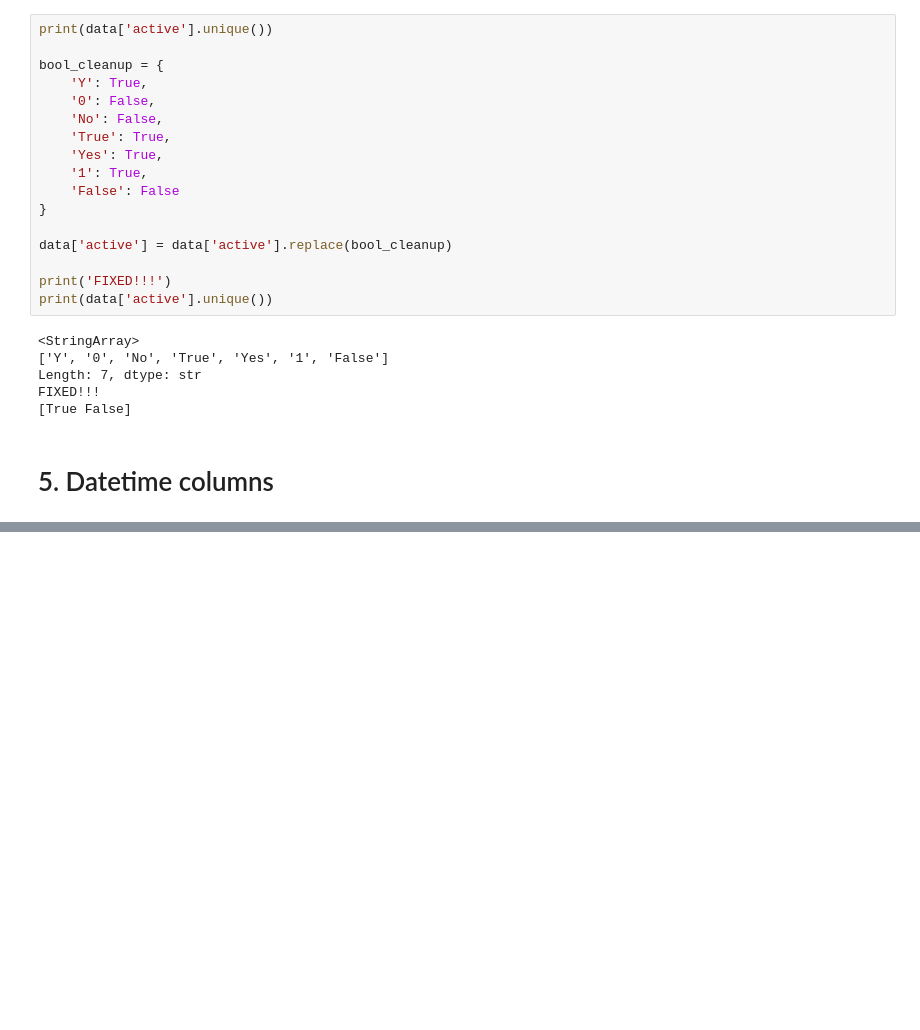
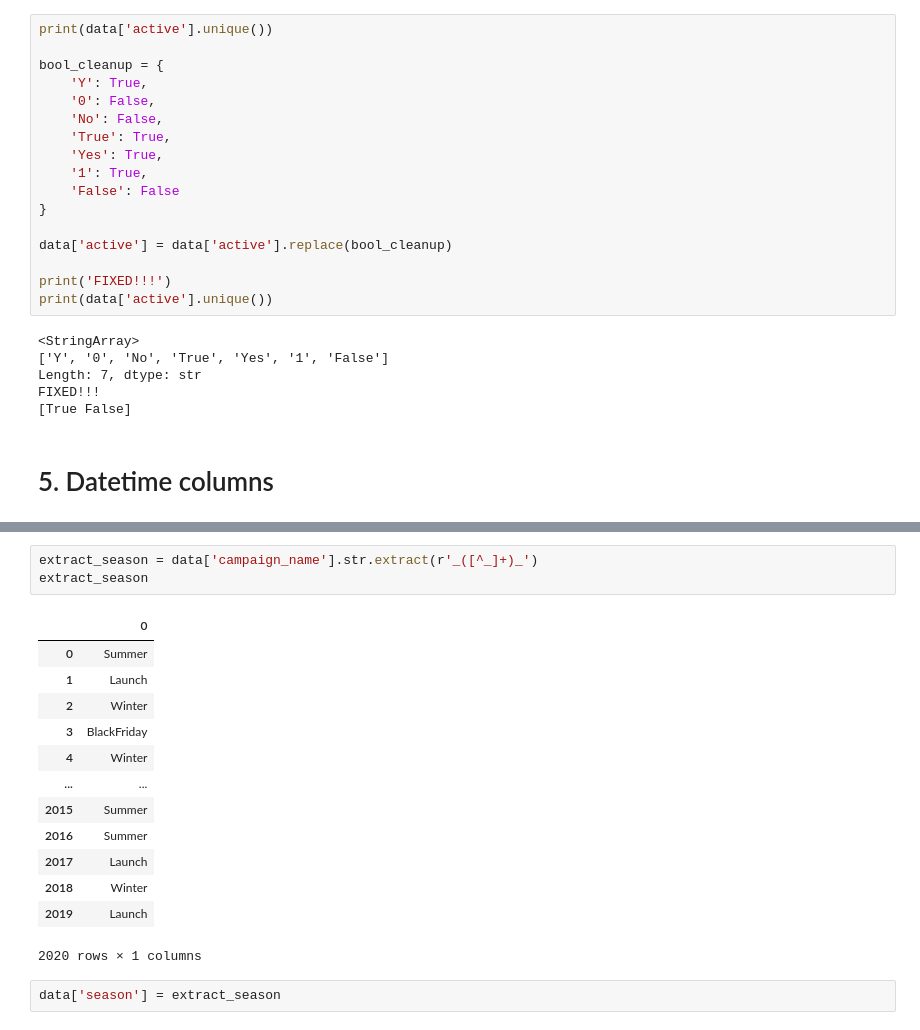
Before and after one commit to amirhjadidi/Data-Cleaning-Framework, a Jupyter notebook: marketing/marketing_dataset_cleaning.ipynb, the cells around one changed output, grey strips where cells are left out. Cells and saved outputs as stored; diff of their text form; blank space fills up the shorter version.

```diff
--- a/marketing/marketing_dataset_cleaning.ipynb
+++ b/marketing/marketing_dataset_cleaning.ipynb
@@ -158,0 +233,19 @@ Name: count, Length: 1874, dtype: int64
+# %%
+extract_season = data['campaign_name'].str.extract(r'_([^_]+)_')
+extract_season
+# %% [output]
+|  | 0 |
+| 0 | Summer |
+| 1 | Launch |
+| 2 | Winter |
+| 3 | BlackFriday |
+| 4 | Winter |
+| ... | ... |
+| 2015 | Summer |
+| 2016 | Summer |
+| 2017 | Launch |
+| 2018 | Winter |
+| 2019 | Launch |
+2020 rows × 1 columns
+# %%
+data['season'] = extract_season
```
Also changed, not shown: parts of 17 cells of this notebook.
